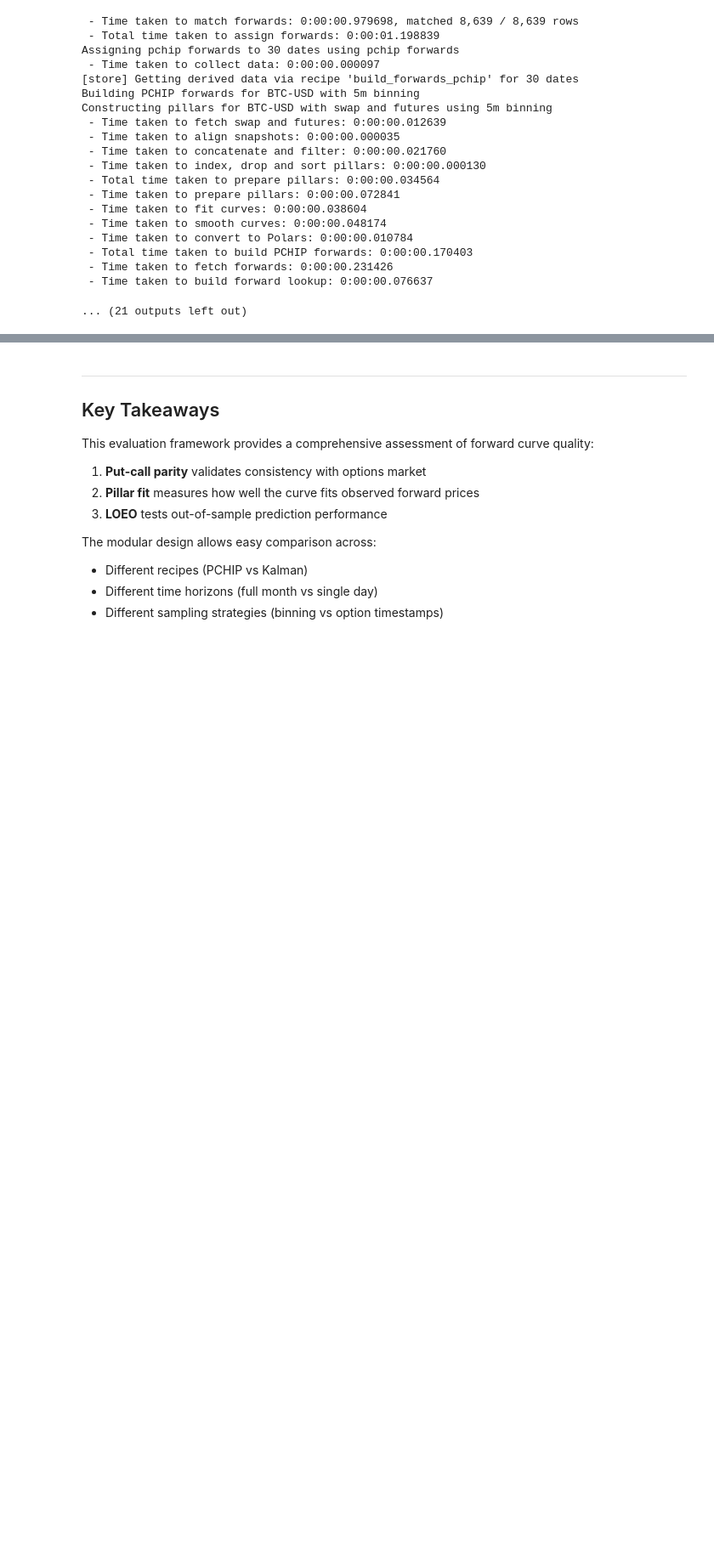
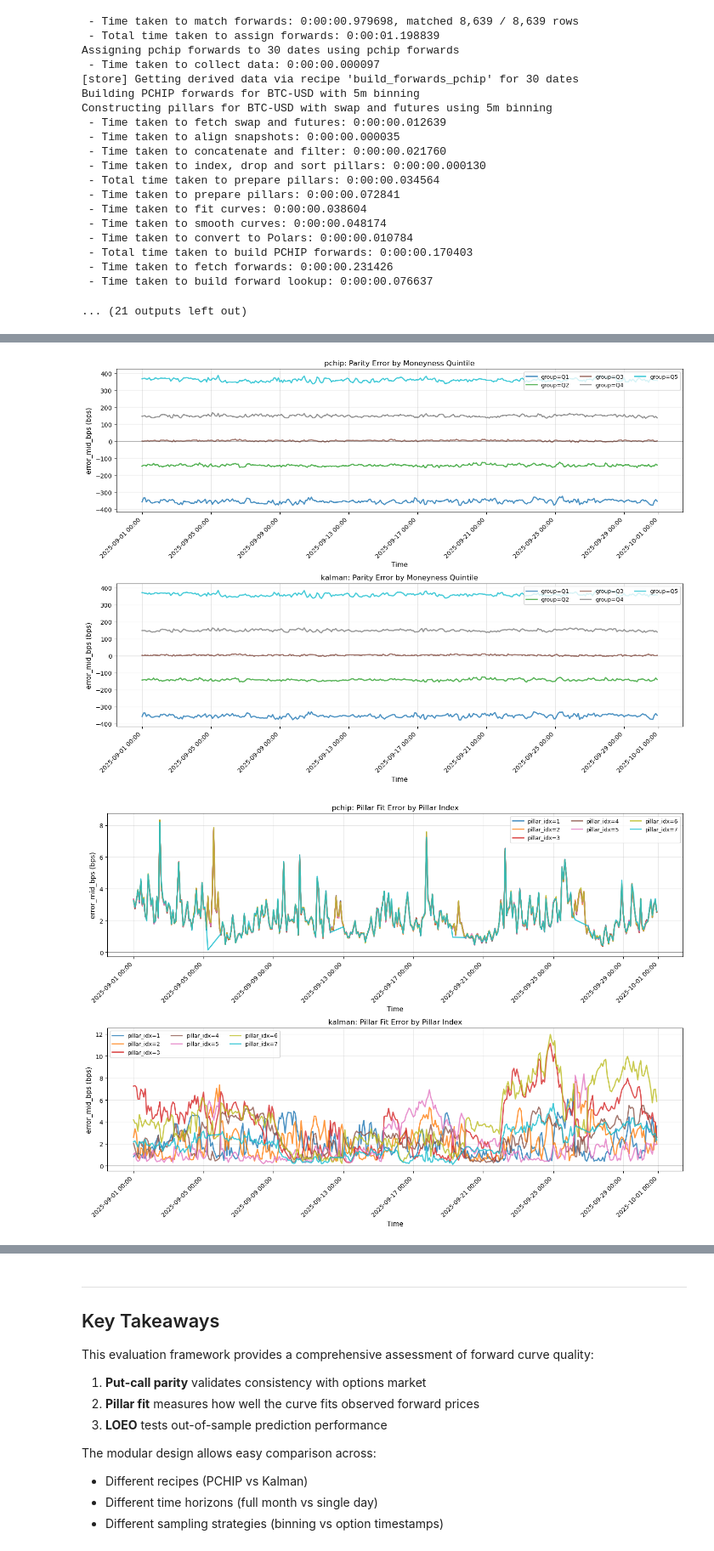
Before and after one commit to PascalAndreas/final-year-project, a Jupyter notebook: forwards_evaluation.ipynb, the cells around one changed output, grey strips where cells are left out. Shown at 85% size. Saved outputs shown, nothing was run; the diff lists cells and outputs as text; code cells hidden in the pictures; blank space fills up the shorter version.

```diff
--- a/forwards_evaluation.ipynb
+++ b/forwards_evaluation.ipynb
@@ -866,0 +651,72 @@ if comparison_data:
+# %%
+# ========= GROUPED ERROR PLOTS =========
+SHOW_PARITY_BY_MONEYNESS = True
+SHOW_PILLAR_BY_PILLAR_IDX = True
+SHOW_LOEO_BY_PILLAR_IDX = True
+# =========================================
+
+# ---------- Parity errors by moneyness quintiles ----------
+
+if SHOW_PARITY_BY_MONEYNESS:
+    fig_parity_moneyness, axs_parity_moneyness = plt.subplots(len(recipes), 1, figsize=(14, 5 * len(recipes)))
+    if len(recipes) == 1:
+        axs_parity_moneyness = [axs_parity_moneyness]
+    for idx, recipe_name in enumerate(recipes.keys()):
+        lf_parity = results_month[recipe_name]['parity']
+        ax = axs_parity_moneyness[idx]
+        plot_error_by_group(
+            lf_parity,
+            method_name=recipe_name,
+            error_col='error_mid_bps',
+            group_col='moneyness',
+            n_bins=5,  # Quintiles
+            ax=ax,
+            resample_freq='2h'
+        )
+        ax.set_title(f"{recipe_name}: Parity Error by Moneyness Quintile")
+    plt.tight_layout()
+
+
+# ---------- Pillar fit errors by pillar_idx ----------
+
+if SHOW_PILLAR_BY_PILLAR_IDX:
+    fig_pillar_by_idx, axs_pillar_by_idx = plt.subplots(len(recipes), 1, figsize=(14, 5 * len(recipes)))
+    if len(recipes) == 1:
+        axs_pillar_by_idx = [axs_pillar_by_idx]
+    for idx, recipe_name in enumerate(recipes.keys()):
+        lf_pillar = results_month[recipe_name]['pillar_fit']
+        ax = axs_pillar_by_idx[idx]
+        plot_error_by_group(
+            lf_pillar,
+            method_name=recipe_name,
+            error_col='error_mid_bps',
+            group_col='pillar_idx',
+            ax=ax,
+            resample_freq='2h'
+        )
+        ax.set_title(f"{recipe_name}: Pillar Fit Error by Pillar Index")
+    plt.tight_layout()
+
+
+# ---------- LOEO errors by pillar_idx ----------
+
+if SHOW_LOEO_BY_PILLAR_IDX:
+    fig_loeo_by_idx, axs_loeo_by_idx = plt.subplots(len(recipes), 1, figsize=(14, 5 * len(recipes)))
+    if len(recipes) == 1:
+        axs_loeo_by_idx = [axs_loeo_by_idx]
+    for idx, recipe_name in enumerate(recipes.keys()):
+        lf_loeo = results_month[recipe_name]['loeo']
+        ax = axs_loeo_by_idx[idx]
+        plot_error_by_group(
+            lf_loeo,
+            method_name=recipe_name,
+            error_col='error_mid_bps',
+            group_col='pillar_idx',
+            ax=ax,
+            resample_freq='2h'
+        )
+        ax.set_title(f"{recipe_name}: LOEO Error by Pillar Index")
+    plt.tight_layout()
+# %% [output]
+[figure, added]
+[figure, added]
```
Also changed, not shown: parts of 15 cells of this notebook, 6 other files.
